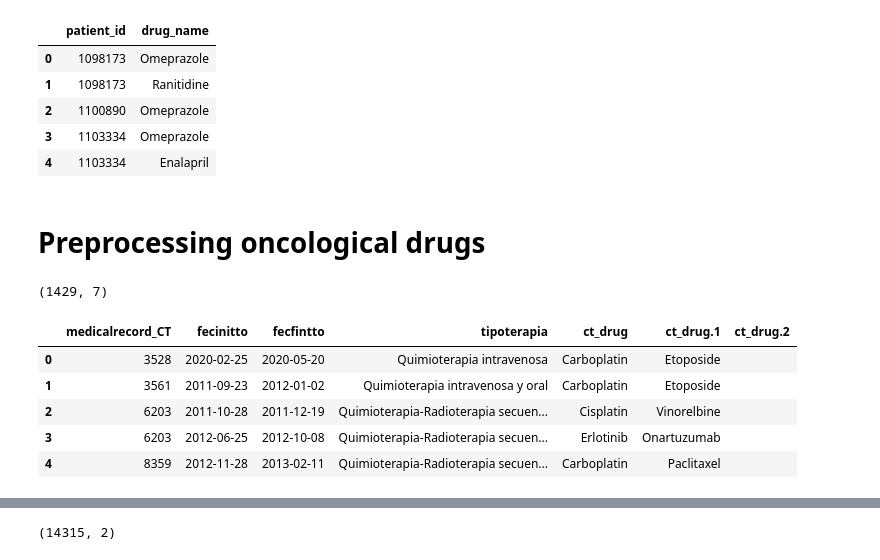
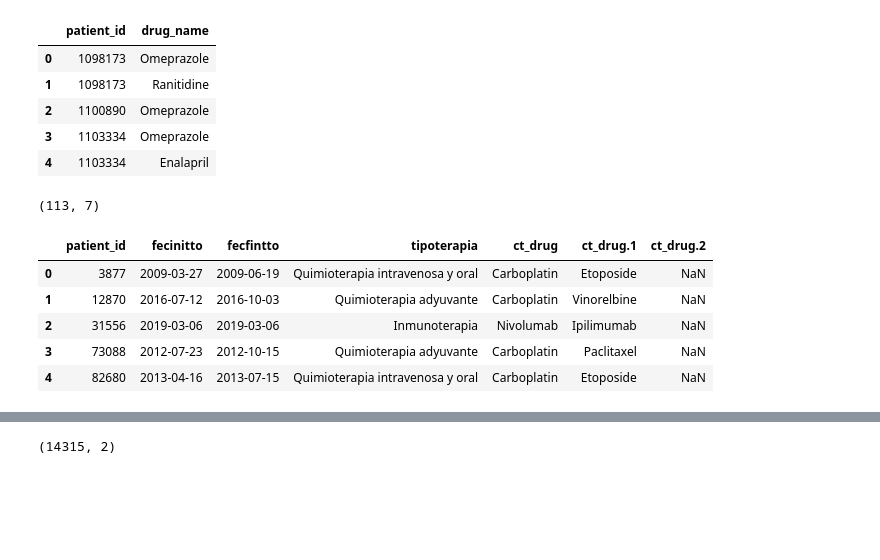
Before and after one commit to arivasm/Neuro-Symbolic_Treatment-Response, a Jupyter notebook: treatment_effectivenness.ipynb, the cells around one changed output, grey strips where cells are left out. Saved outputs shown, nothing was run; the diff lists cells and outputs as text; code cells hidden in the pictures; blank space fills up the shorter version.

```diff
--- a/treatment_effectivenness.ipynb
+++ b/treatment_effectivenness.ipynb
@@ -6,7 +8,12 @@ import numpy as np
 input_path = 'Input/'
 
 negative_treatment = input_path + 'treatment_negative_effect.csv'
+positive_treatment = input_path + 'treatment_positive_effect.csv'
 d_no_onco = input_path + 'patient_nonOncologycalTreatments.csv'
 
 negative_treatment = pd.read_csv(negative_treatment, delimiter=",")
+positive_treatment = pd.read_csv(positive_treatment, delimiter=",")
 drug_no_onco = pd.read_csv(d_no_onco, delimiter=",")
+ddi = deductive_system.load_dataset_ddi('../store_data/drug/Unsymmetric_DDI_corpus.csv')
+
+drugBank_id_name = pd.read_csv('../store_data/drug/drugBank_id_name.csv', delimiter=",")
@@ -31,50 +28,14 @@ display(drug_no_onco.shape, drug_no_onco.head())
 | 2 | 1100890 | Omeprazole |
 | 3 | 1103334 | Omeprazole |
 | 4 | 1103334 | Enalapril |
-# %% [markdown]
-# Preprocessing oncological drugs
 # %%
-negative_treatment = negative_treatment.fillna('')
-replacement_mapping_dict = {
-    'Bevacizumab vs Placebo': 'Bevacizumab',
-    'Capecitabina': 'Capecitabine',
-    'Carboplatino': 'Carboplatin',
-    'Ciclofosfamida': 'Cyclophosphamide',
-    'Cisplatino': 'Cisplatin',
-    'Custirsen(OGX-011)': 'Custirsen',
-    'Demcizumab vs Placebo': 'Demcizumab',
-    'Doxorrubicina': 'Doxorubicin',
-    'Durvalumab (MEDI4736)': 'Durvalumab',
-    'Durvalumab(MEDI4736) vs Placebo': 'Durvalumab',
-    'Emibetuzumab (LY2875358)': 'Emibetuzumab',
-    'Etopósido VP16': 'Etoposide',
-    'Gemcitabina': 'Gemcitabine',
-    'Lurbinectedina (PM1183)': 'Lurbinectedin',
-    'Onartuzumab (MetMAb) vs Placebo': 'Onartuzumab',
-    'PM060184': 'Pm-060184',
-    'Pembrolizumab vs placebo': 'Pembrolizumab',
-    'Prexasertib(LY2606368)': 'Prexasertib',
-    'Temozolomida': 'Temozolomide',
-    'Trabectidina': 'Trabectedin',
-    'Veliparib(ABT-888)': 'Veliparib',
-    'Veliparib(ABT-888) vs Placebo': 'Veliparib',
-    'Vincristina': 'Vincristine',
-    'Vinorelbina': 'Vinorelbine',
-
-    # ===== unknow_drug =====
-    'Irvalec': '',
-    'Otro': '',
-}
-
-negative_treatment['ct_drug'].replace(replacement_mapping_dict, inplace=True)
-negative_treatment['ct_drug.1'].replace(replacement_mapping_dict, inplace=True)
-negative_treatment['ct_drug.2'].replace(replacement_mapping_dict, inplace=True)
-display(negative_treatment.shape, negative_treatment.head())
+treatment = treatmentKG.preprocessing_oncological_drugs(positive_treatment)
+display(treatment.shape, treatment.head())
 # %% [output]
-(1429, 7)
+(113, 7)
-|  | medicalrecord_CT | fecinitto | fecfintto | tipoterapia | ct_drug | ct_drug.1 | ct_drug.2 |
-| 0 | 3528 | 2020-02-25 | 2020-05-20 | Quimioterapia intravenosa | Carboplatin | Etoposide |  |
-| 1 | 3561 | 2011-09-23 | 2012-01-02 | Quimioterapia intravenosa y oral | Carboplatin | Etoposide |  |
-| 2 | 6203 | 2011-10-28 | 2011-12-19 | Quimioterapia-Radioterapia secuen... | Cisplatin | Vinorelbine |  |
-| 3 | 6203 | 2012-06-25 | 2012-10-08 | Quimioterapia-Radioterapia secuen... | Erlotinib | Onartuzumab |  |
-| 4 | 8359 | 2012-11-28 | 2013-02-11 | Quimioterapia-Radioterapia secuen... | Carboplatin | Paclitaxel |  |
+|  | patient_id | fecinitto | fecfintto | tipoterapia | ct_drug | ct_drug.1 | ct_drug.2 |
+| 0 | 3877 | 2009-03-27 | 2009-06-19 | Quimioterapia intravenosa y oral | Carboplatin | Etoposide | NaN |
+| 1 | 12870 | 2016-07-12 | 2016-10-03 | Quimioterapia adyuvante | Carboplatin | Vinorelbine | NaN |
+| 2 | 31556 | 2019-03-06 | 2019-03-06 | Inmunoterapia | Nivolumab | Ipilimumab | NaN |
+| 3 | 73088 | 2012-07-23 | 2012-10-15 | Quimioterapia adyuvante | Carboplatin | Paclitaxel | NaN |
+| 4 | 82680 | 2013-04-16 | 2013-07-15 | Quimioterapia intravenosa y oral | Carboplatin | Etoposide | NaN |
```
Also changed, not shown: parts of 12 cells of this notebook, 7 other files.
